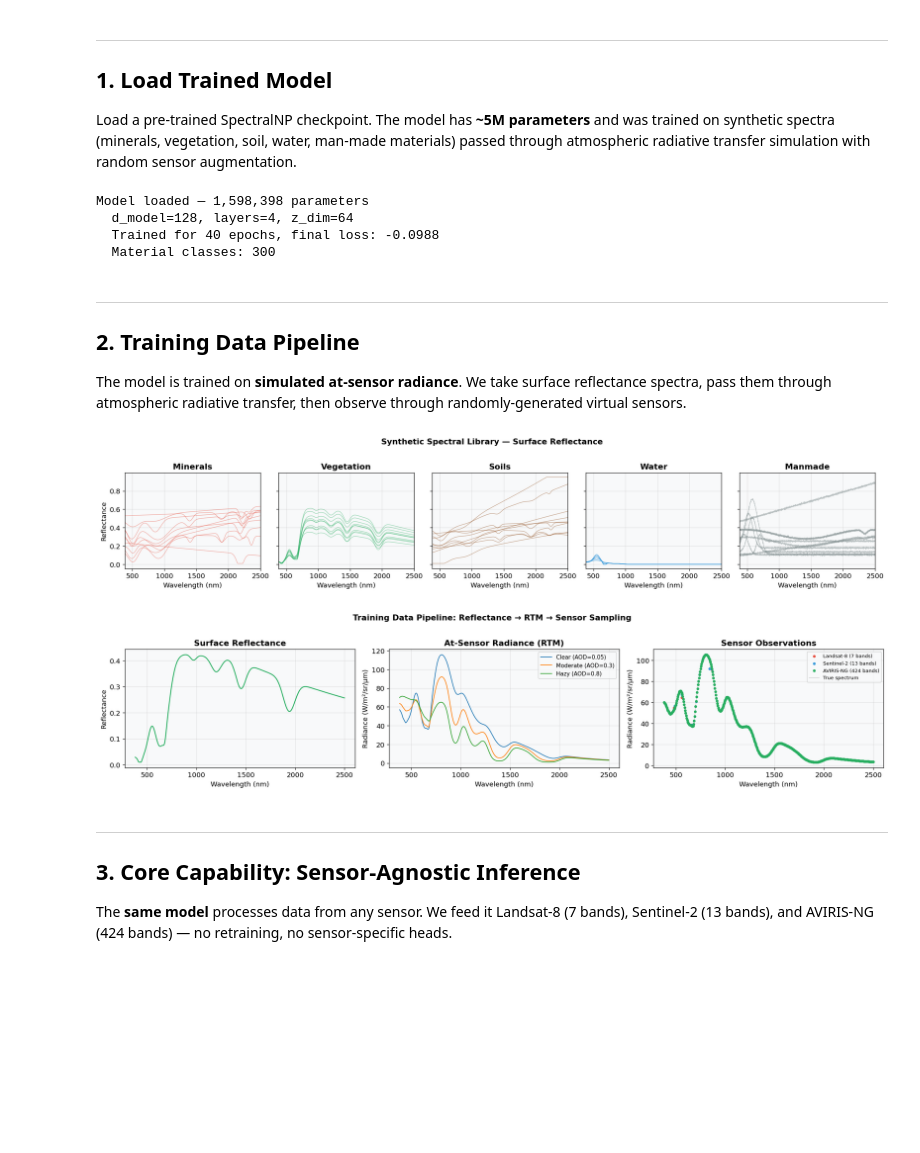
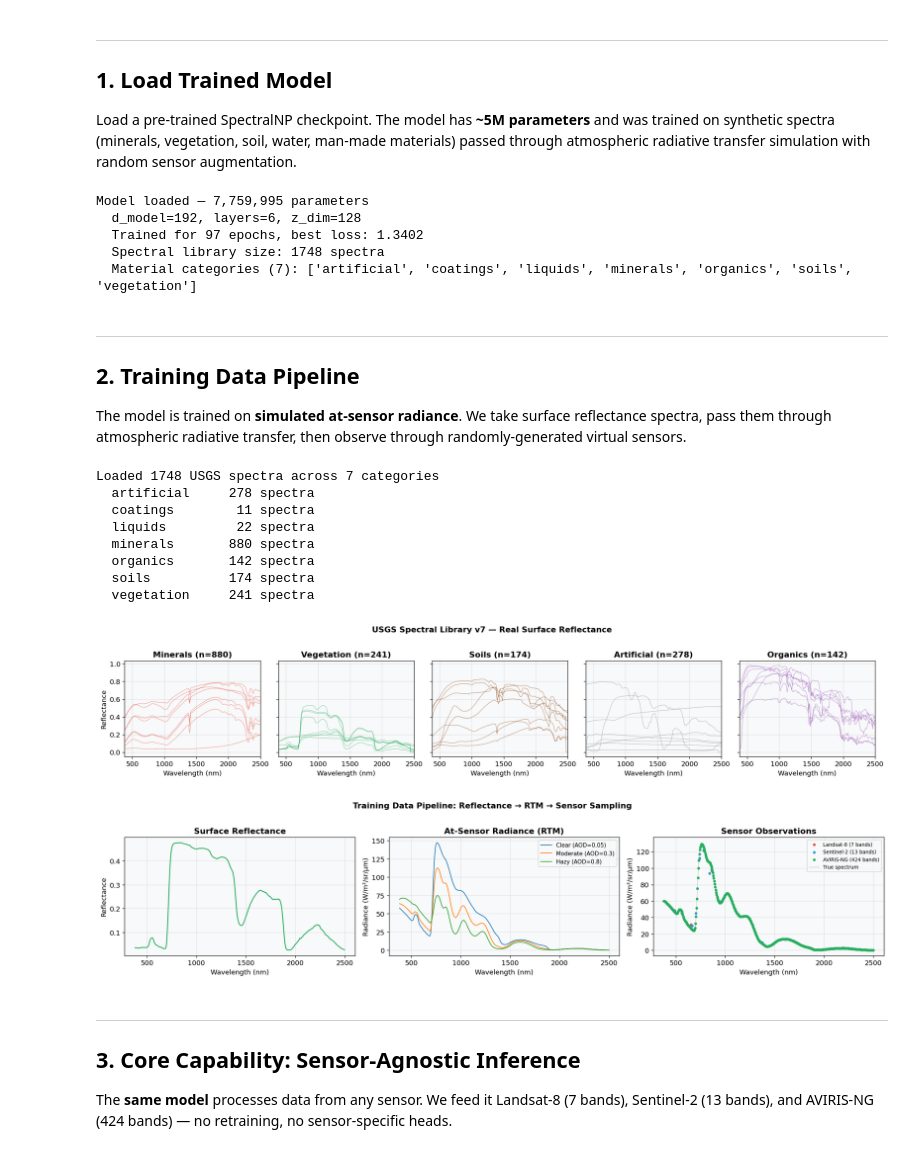
Before and after one commit to ebpfly/foundation, a Jupyter notebook: demo_executed.ipynb, the cells around one changed output. Cells and saved outputs as stored; diff of their text form; code cells hidden in the pictures; blank space fills up the shorter version.

```diff
--- a/demo_executed.ipynb
+++ b/demo_executed.ipynb
@@ -63,43 +63,67 @@ model.eval()
 n_params = sum(p.numel() for p in model.parameters())
 print(f"Model loaded — {n_params:,} parameters")
 print(f"  d_model={cfg.d_model}, layers={cfg.n_layers}, z_dim={cfg.z_dim}")
-print(f"  Trained for {ckpt['epoch']} epochs, final loss: {ckpt['loss']:.4f}")
-print(f"  Material classes: {ckpt['speclib_size']}")
+print(f"  Trained for {ckpt['epoch']} epochs, best loss: {ckpt['loss']:.4f}")
+print(f"  Spectral library size: {ckpt['speclib_size']} spectra")
+print(f"  Material categories ({cfg.n_material_classes}): {ckpt.get('category_names', 'N/A')}")
 
 predictor = SpectralNPPredictor(model)
 # %% [output]
-Model loaded — 1,598,398 parameters
-  d_model=128, layers=4, z_dim=64
-  Trained for 40 epochs, final loss: -0.0988
-  Material classes: 300
+Model loaded — 7,759,995 parameters
+  d_model=192, layers=6, z_dim=128
+  Trained for 97 epochs, best loss: 1.3402
+  Spectral library size: 1748 spectra
+  Material categories (7): ['artificial', 'coatings', 'liquids', 'minerals', 'organics', 'soils', 'vegetation']
 # %% [markdown]
 ---
 ## 2. Training Data Pipeline
 
 The model is trained on **simulated at-sensor radiance**. We take surface reflectance spectra, pass them through atmospheric radiative transfer, then observe through randomly-generated virtual sensors.
 # %%
-# Generate example spectra from each material class
-speclib = generate_synthetic_library(n_per_class=10, seed=99)
+# Load real USGS spectra (same library the model was trained on)
+from spectralnp.data.usgs_speclib import load_from_directory
+
+speclib = load_from_directory("/Users/eric/repo/atmgen/USGS_ASCIIdata/ASCIIdata_splib07a")
+speclib = speclib.filter_wavelength_range(380, 2400)
 wl_dense = np.arange(380.0, 2501.0, 5.0)
 
+# Build an index → category lookup matching the order the model was trained on.
+category_by_idx = [s.category for s in speclib.spectra]
+all_categories = sorted(set(category_by_idx))
+print(f"Loaded {len(speclib)} USGS spectra across {len(all_categories)} categories")
+for cat in all_categories:
+    n = sum(1 for c in category_by_idx if c == cat)
+    print(f"  {cat:12s}  {n:4d} spectra")
+
+# Plot a few examples from each major category
+plot_cats = ["minerals", "vegetation", "soils", "artificial", "organics"]
+colors = ["#e74c3c", "#27ae60", "#8B4513", "#7f8c8d", "#9b59b6"]
+
 fig, axes = plt.subplots(1, 5, figsize=(18, 3.5), sharey=True)
-categories = ["minerals", "vegetation", "soils", "water", "manmade"]
-colors = ["#e74c3c", "#27ae60", "#8B4513", "#3498db", "#7f8c8d"]
-
-for ax, cat, col in zip(axes, categories, colors):
+for ax, cat, col in zip(axes, plot_cats, colors):
     subset = speclib.filter_category(cat)
-    for s in subset.spectra[:10]:
-        ax.plot(s.wavelength_nm, s.reflectance, color=col, alpha=0.5, linewidth=0.8)
-    ax.set_title(cat.capitalize(), fontweight="bold")
+    for s in subset.spectra[:8]:
+        refl = np.clip(np.nan_to_num(s.resample(wl_dense)), 0, 1)
+        ax.plot(wl_dense, refl, color=col, alpha=0.5, linewidth=0.8)
+    ax.set_title(f"{cat.capitalize()} (n={len(subset)})", fontweight="bold")
     ax.set_xlabel("Wavelength (nm)")
     ax.set_xlim(380, 2500)
 
 axes[0].set_ylabel("Reflectance")
-fig.suptitle("Synthetic Spectral Library — Surface Reflectance", fontsize=13, fontweight="bold", y=1.02)
+fig.suptitle("USGS Spectral Library v7 — Real Surface Reflectance",
+             fontsize=13, fontweight="bold", y=1.02)
 plt.tight_layout()
 plt.show()
 # %% [output]
+Loaded 1748 USGS spectra across 7 categories
+  artificial     278 spectra
+  coatings        11 spectra
+  liquids         22 spectra
+  minerals       880 spectra
+  organics       142 spectra
+  soils          174 spectra
+  vegetation     241 spectra
-[figure, old version]
+[figure, new version]
 # %%
 # Show the RTM pipeline: reflectance → at-sensor radiance under different atmospheres
 veg_spec = speclib.filter_category("vegetation").spectra[3]
@@ -145,7 +169,7 @@ fig.suptitle("Training Data Pipeline: Reflectance → RTM → Sensor Sampling",
 plt.tight_layout()
 plt.show()
 # %% [output]
-[figure, old version]
+[figure, new version]
 # %% [markdown]
 ---
 ## 3. Core Capability: Sensor-Agnostic Inference
```
Also changed, not shown: parts of 8 cells of this notebook, 1 other file.
